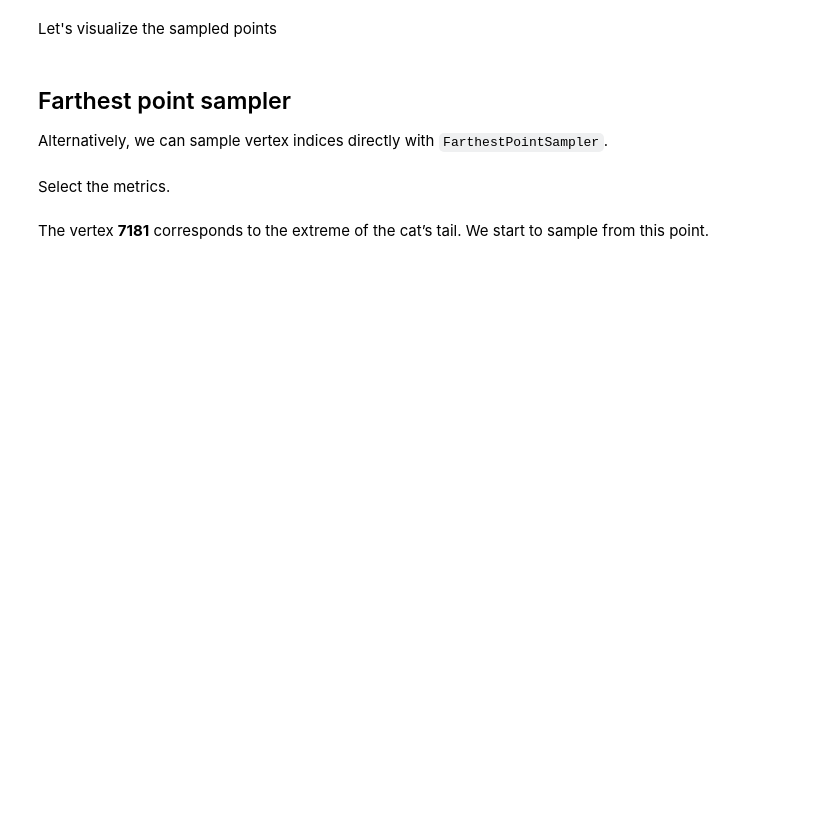
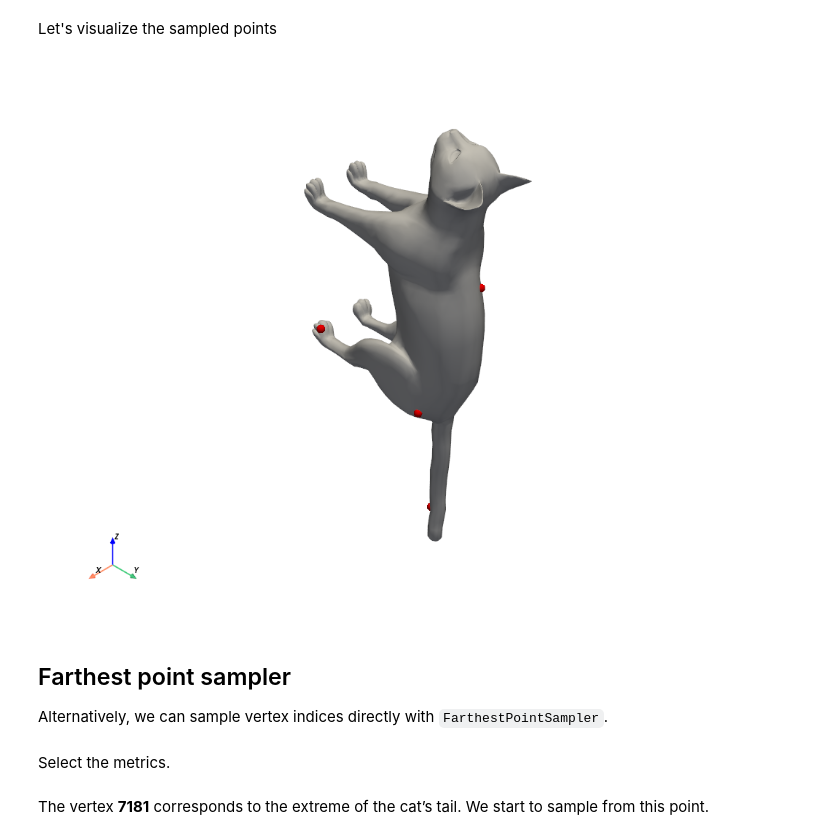
Before and after one commit to gviga/geomfum, a Jupyter notebook: docs/notebooks/how_to/sampler.ipynb, the cells around one changed output. Drawn from its saved outputs; the diff is of its cells as text; code cells hidden in the pictures; blank space fills up the shorter version.

```diff
--- a/docs/notebooks/how_to/sampler.ipynb
+++ b/docs/notebooks/how_to/sampler.ipynb
@@ -44,3 +66,7 @@ plotter.show()
+# %%
+show_mesh_with_highlights(mesh.vertices, mesh.faces, sampled_vertices)
+# %% [output]
+[figure, added]
 # %% [markdown]
 ## Farthest point sampler
 
```
Also changed, not shown: parts of 16 cells of this notebook, 20 other files.
